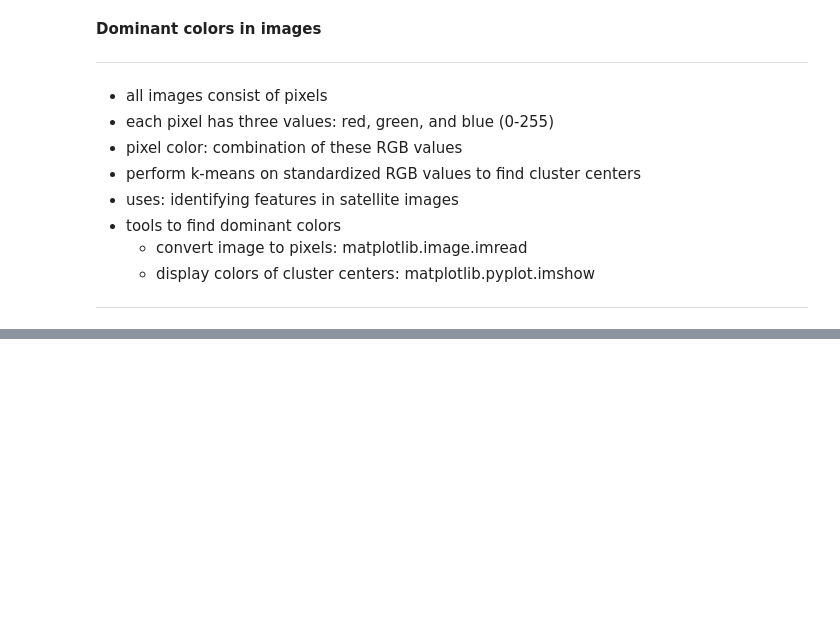
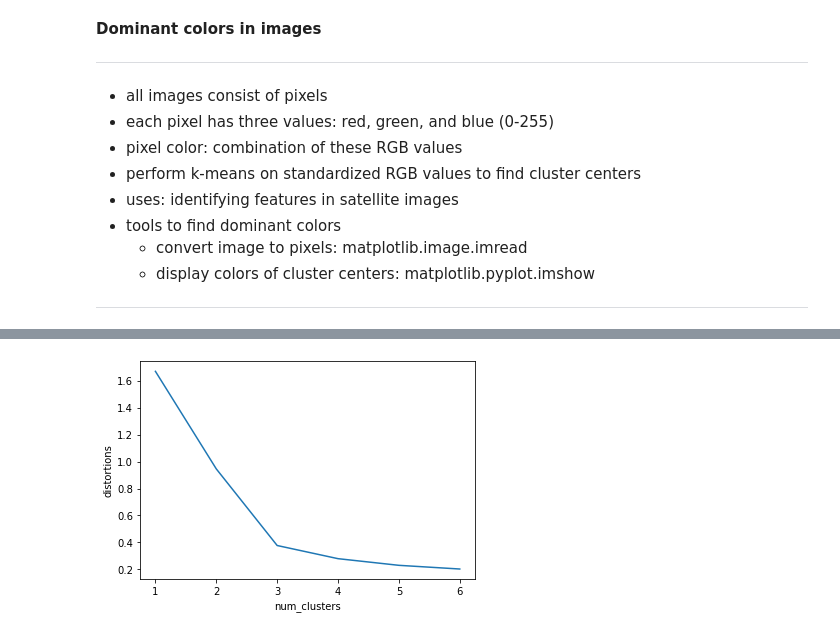
Before and after one commit to odenipinedo/Python, a Jupyter notebook: datacamp/12. cluster analysis in Python.ipynb, the cells around one changed output, grey strips where cells are left out. Cells and saved outputs as stored; diff of their text form; code cells hidden in the pictures; blank space fills up the shorter version.

```diff
--- a/datacamp/12. cluster analysis in Python.ipynb
+++ b/datacamp/12. cluster analysis in Python.ipynb
@@ -785,0 +787,18 @@ following image.
+# %%
+# Import image class of matplotlib
+import matplotlib.image as img
+
+r, g, b = ([] for i in range(3))
+
+# Read batman image and print dimensions
+batman_image = img.imread('_images/12.1.jpg')
+print(batman_image.shape)
+
+# Store RGB values of all pixels in lists r, g and b
+for row in batman_image:
+    for temp_r, temp_g, temp_b in row:
+        r.append(temp_r)
+        g.append(temp_g)
+        b.append(temp_b)
+
+#output is a m x n matrix
@@ -785,0 +819,49 @@ following image.
+# %%
+# Import image class of matplotlib
+from numpy import random
+from scipy.cluster.vq import vq, kmeans, whiten
+import matplotlib.image as img
+import matplotlib.pyplot as plt
+import pandas as pd, seaborn as sns
+
+# Initialize seed
+random.seed(123)
+
+r, g, b = ([] for i in range(3))
+
+# Read batman image
+batman_image = img.imread('_images/12.1.jpg')
+
+# Store RGB values of all pixels in lists r, g and b
+for row in batman_image:
+    for temp_r, temp_g, temp_b in row:
+        r.append(temp_r)
+        g.append(temp_g)
+        b.append(temp_b)
+
+batman_df = pd.DataFrame(list(zip(r, b , g)), columns=['red','blue','green'])
+
+# Scale r, g, and b
+batman_df['scaled_red'] = whiten(batman_df['red'])
+batman_df['scaled_blue'] = whiten(batman_df['blue'])
+batman_df['scaled_green'] = whiten(batman_df['green'])
+
+distortions = []
+num_clusters = range(1, 7)
+
+# Create a list of distortions from the kmeans function
+for i in num_clusters:
+    cluster_centers, distortion = kmeans(batman_df[['scaled_red', 'scaled_blue', 'scaled_green']], i)
+    distortions.append(distortion)
+
+# Create a data frame with two lists, num_clusters and distortions
+elbow_plot = pd.DataFrame({'num_clusters': num_clusters, 'distortions': distortions})
+
+# Create a line plot of num_clusters and distortions
+sns.lineplot(x='num_clusters', y='distortions', data = elbow_plot)
+plt.xticks(num_clusters)
+plt.show()
+
+#Notice that there are three distinct colors present in the image, which is supported by the elbow plot.
+# %% [output]
+[figure, added]
```
Also changed, not shown: parts of 14 cells of this notebook, 2 other files.
